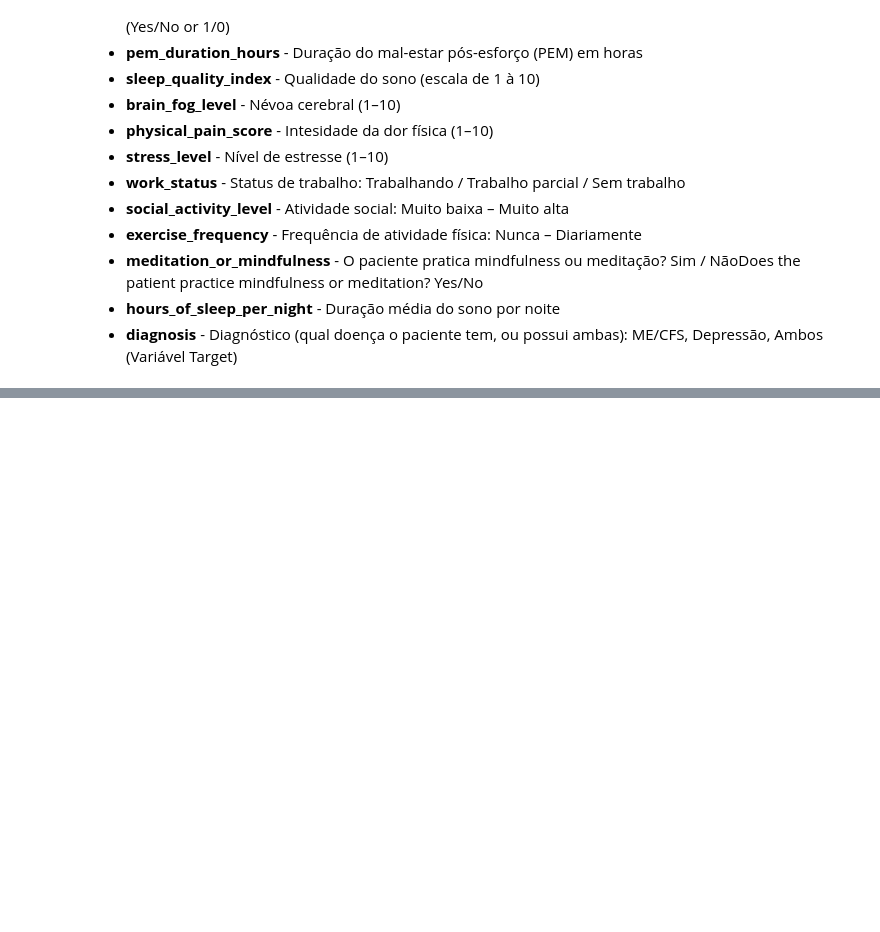
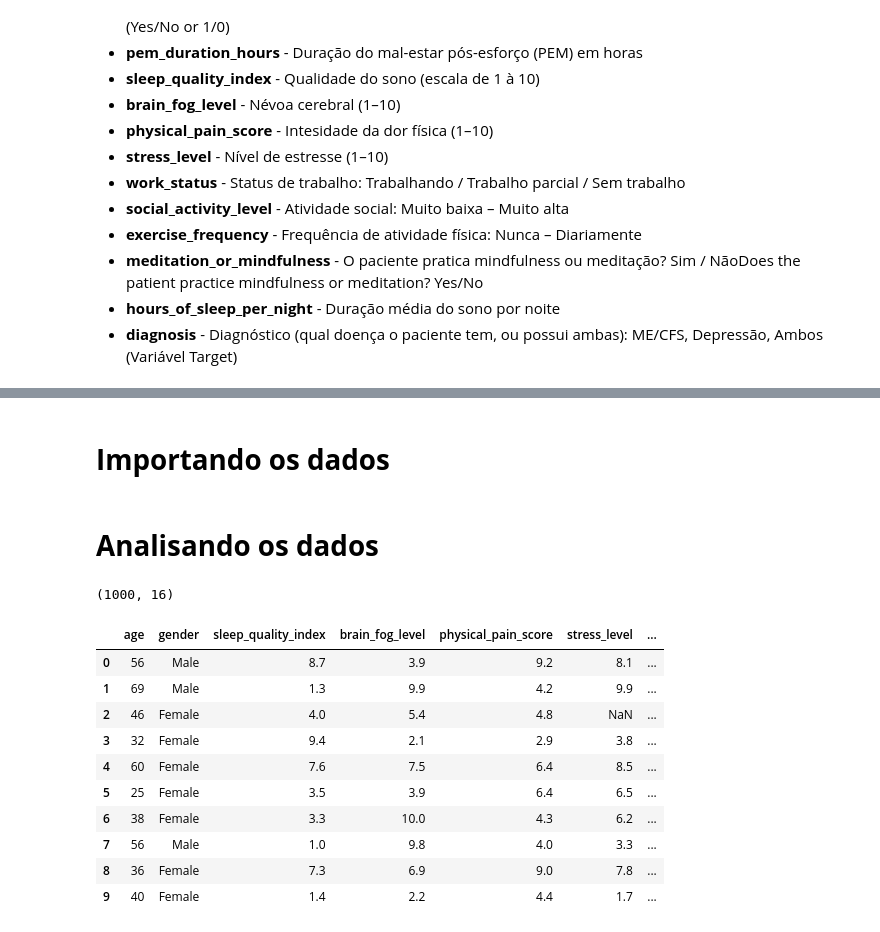
Before and after one commit to jessikamorais/FIAP, a Jupyter notebook: projeto_modulo1.ipynb, the cells around one changed output, grey strips where cells are left out. Cells and saved outputs as stored; diff of their text form; code cells hidden in the pictures; blank space fills up the shorter version.

```diff
--- a/projeto_modulo1.ipynb
+++ b/projeto_modulo1.ipynb
@@ -41,5 +43,27 @@ import pandas as pd # Para trabalhar com dados tabulares
 # import seaborn as sns #gráficos
 # import numpy as np #transformação dos dados
 # import warnings #remoção de avisos
+# %% [markdown]
+# **Importando os dados**
 # %%
 dados = pd.read_csv('me_depression_data.csv', sep=',')
+# %% [markdown]
+# **Analisando os dados**
+# %%
+dados.shape
+# %% [output]
+(1000, 16)
+# %%
+dados.head(10)
+# %% [output]
+|  | age | gender | sleep_quality_index | brain_fog_level | physical_pain_score | stress_level | ... |
+| 0 | 56 | Male | 8.7 | 3.9 | 9.2 | 8.1 | ... |
+| 1 | 69 | Male | 1.3 | 9.9 | 4.2 | 9.9 | ... |
+| 2 | 46 | Female | 4.0 | 5.4 | 4.8 | NaN | ... |
+| 3 | 32 | Female | 9.4 | 2.1 | 2.9 | 3.8 | ... |
+| 4 | 60 | Female | 7.6 | 7.5 | 6.4 | 8.5 | ... |
+| 5 | 25 | Female | 3.5 | 3.9 | 6.4 | 6.5 | ... |
+| 6 | 38 | Female | 3.3 | 10.0 | 4.3 | 6.2 | ... |
+| 7 | 56 | Male | 1.0 | 9.8 | 4.0 | 3.3 | ... |
+| 8 | 36 | Female | 7.3 | 6.9 | 9.0 | 7.8 | ... |
+| 9 | 40 | Female | 1.4 | 2.2 | 4.4 | 1.7 | ... |
```
Also changed, not shown: parts of 7 cells of this notebook.
